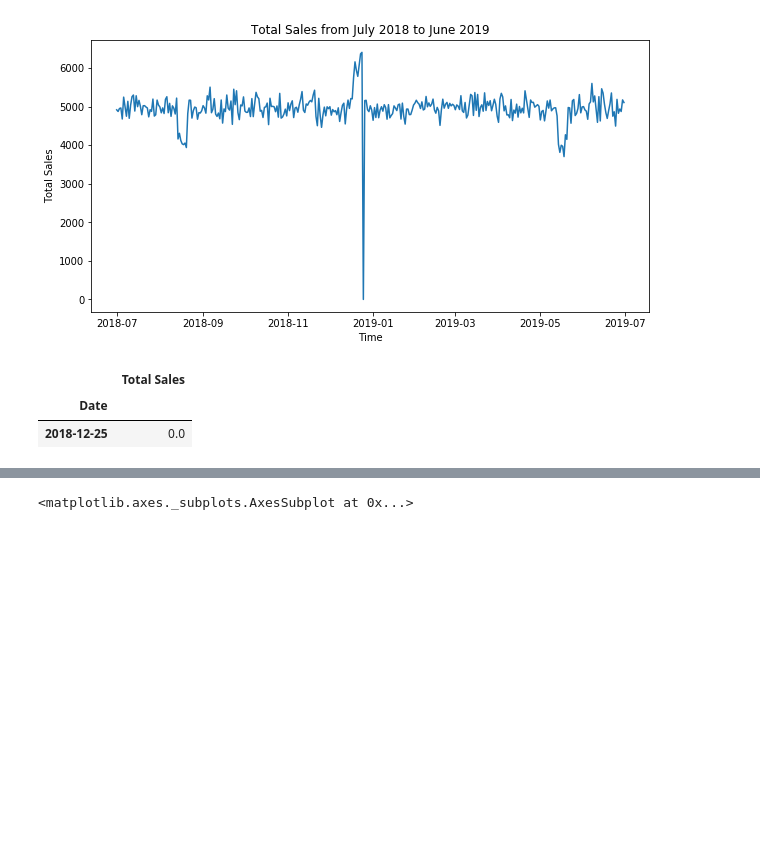
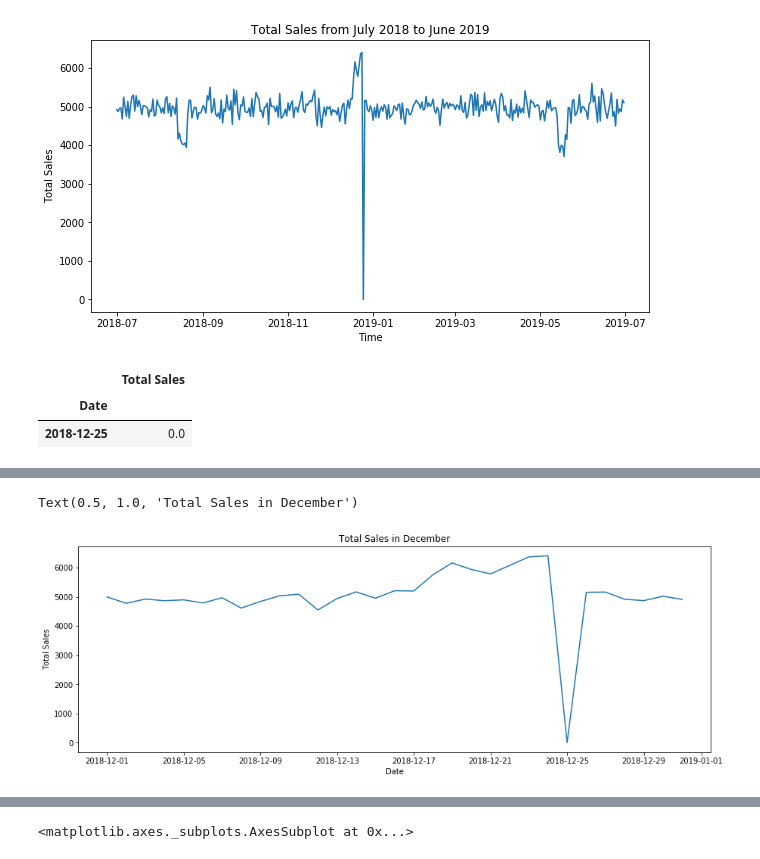
Before and after one commit to Johnson-a-hash/quantium-virtual-program, a Jupyter notebook: Quantium Module 1.ipynb, the cells around one changed output, grey strips where cells are left out. Saved outputs shown, nothing was run; the diff lists cells and outputs as text; code cells hidden in the pictures; blank space fills up the shorter version.

```diff
--- a/Quantium Module 1.ipynb
+++ b/Quantium Module 1.ipynb
@@ -377,3 +378,12 @@ c_december.head()
+# %%
+plt.figure(figsize = (15, 5))
+plt.plot(c_december)
+plt.xlabel('Date')
+plt.ylabel('Total Sales')
+plt.title('Total Sales in December')
+# %% [output]
+Text(0.5, 1.0, 'Total Sales in December')
+[figure, added]
 # %%
 # Reset index for 'c_december'
 
```
Also changed, not shown: parts of 30 cells of this notebook.
